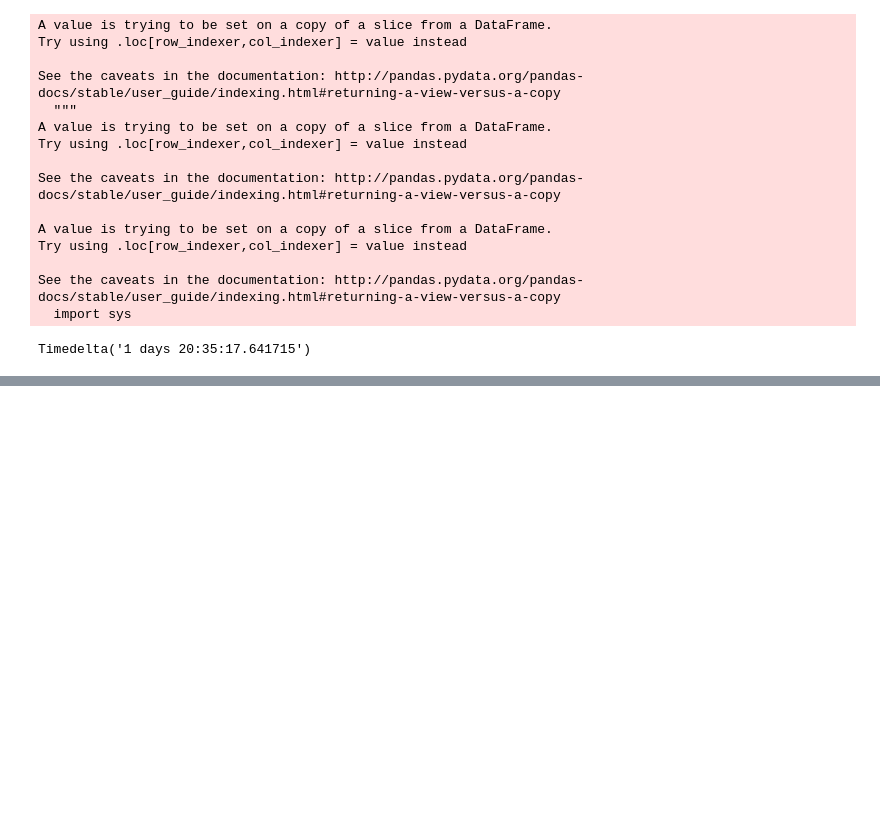
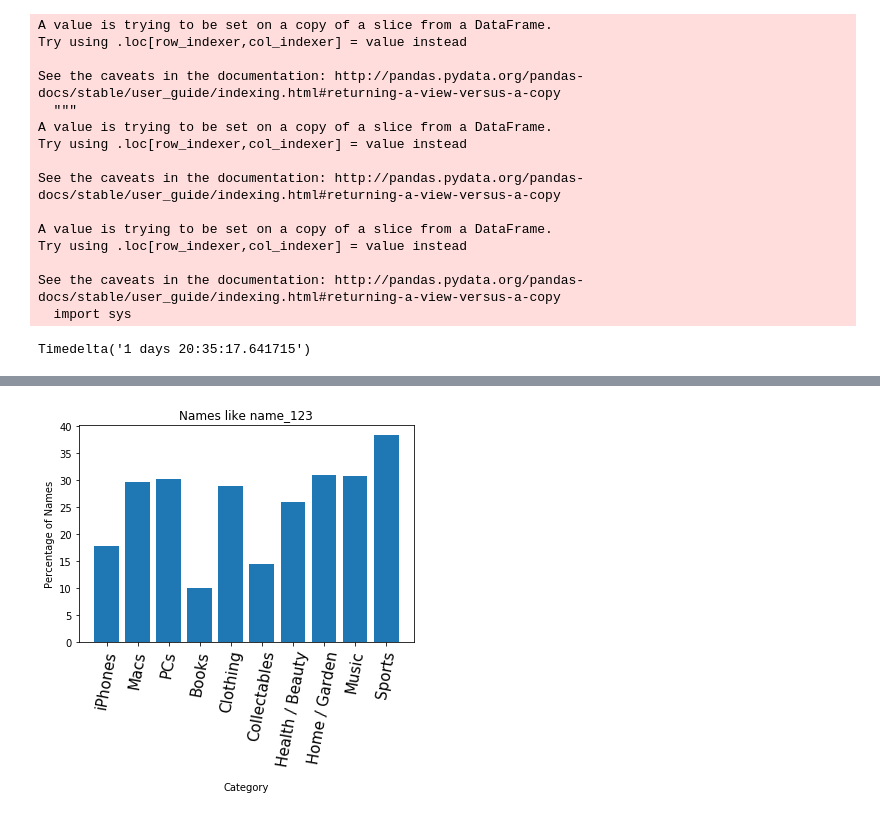
Before and after one commit to micktor/184final, a Jupyter notebook: Final.ipynb, the cells around one changed output, grey strips where cells are left out. Cells and saved outputs as stored; diff of their text form; code cells hidden in the pictures; blank space fills up the shorter version.

```diff
--- a/Final.ipynb
+++ b/Final.ipynb
@@ -429,2 +490,24 @@ plt.show()
+# %%
+catname_list = [
+    'iPhones',
+    'Macs',
+    'PCs',
+    'Books',
+    'Clothing',
+    'Collectables',
+    'Health / Beauty',
+    'Home / Garden',
+    'Music',
+    'Sports',
+]
+index = np.arange(len(catname_list))
+plt.bar(index, regname_list)
+plt.xticks(index, catname_list, fontsize=15, rotation=80)
+plt.ylabel("Percentage of Names")
+plt.xlabel("\nCategory")
+plt.title('Names like name_123')
+plt.show()
+# %% [output]
+[figure, added]
 # %%
 iphone_tts = iphones['time_to_sell'].mean()
```
Also changed, not shown: parts of 14 cells of this notebook.
